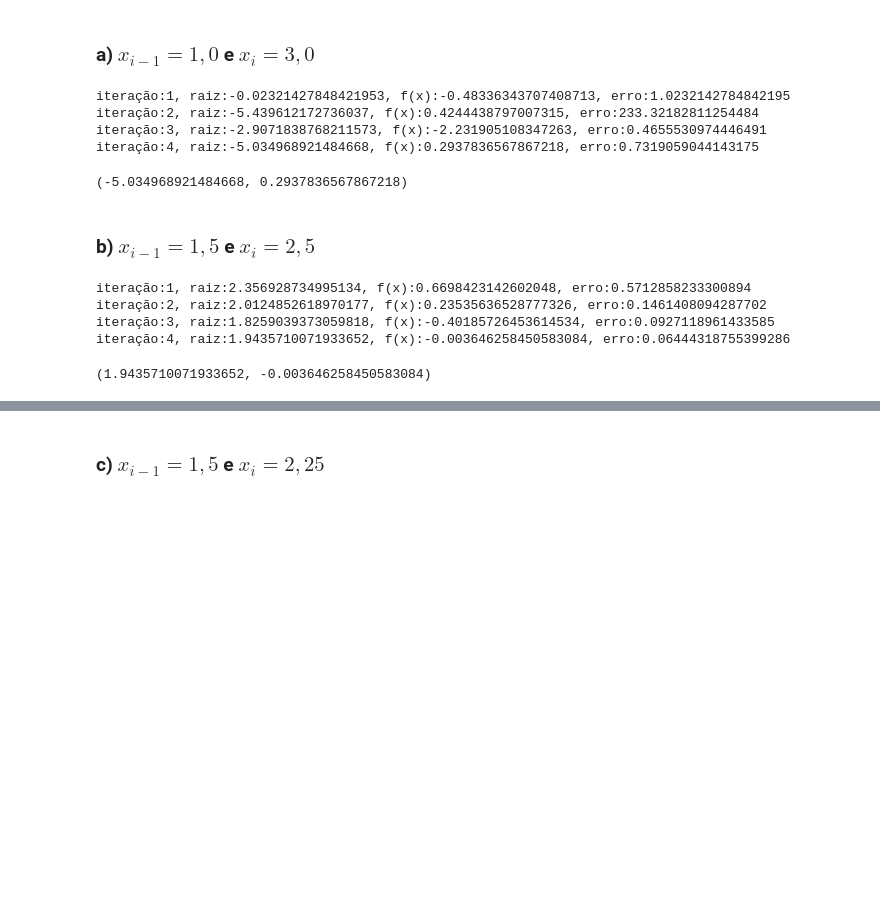
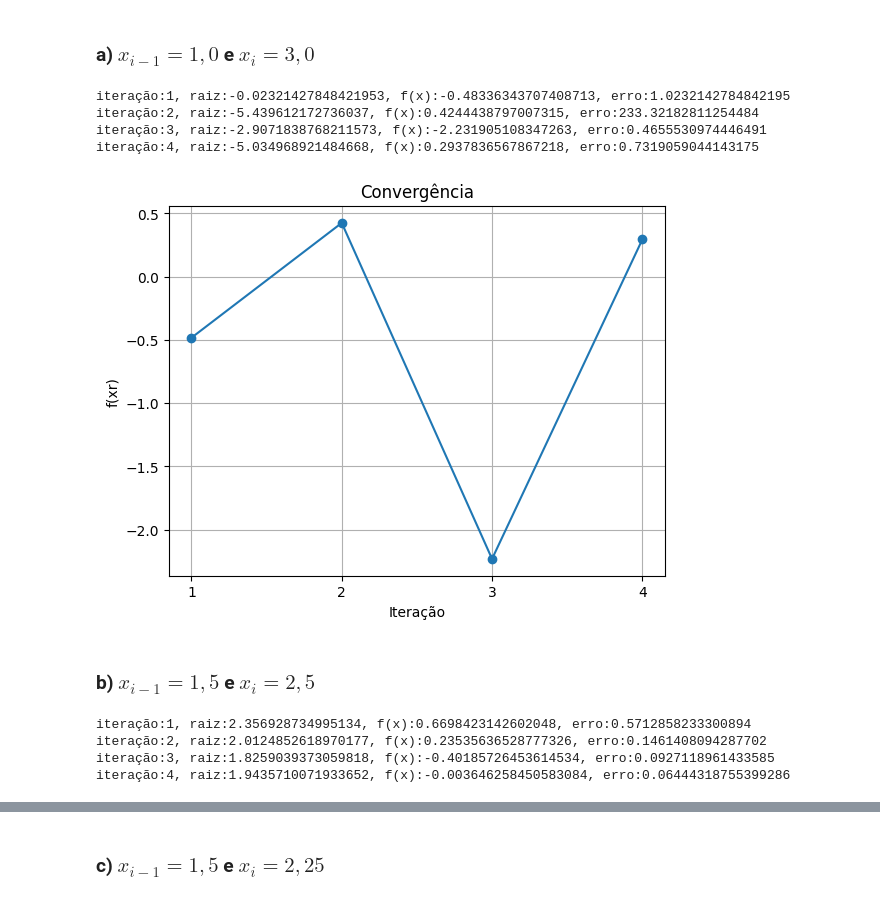
Before and after one commit to pedrofalcao10/UFC-Numerical_Methods, a Jupyter notebook: Listas/Lista_03.ipynb, the cells around one changed output, grey strips where cells are left out. Saved outputs shown, nothing was run; the diff lists cells and outputs as text; code cells hidden in the pictures; blank space fills up the shorter version.

```diff
--- a/Listas/Lista_03.ipynb
+++ b/Listas/Lista_03.ipynb
@@ -53,10 +56,13 @@ Método das Secantes
 # %%
 def secants(f, x0, x1, e=1e-10, maxiter=100):
     i = 1
+    results = []
 
     while i <= maxiter:
         xr = x0 - f(x0) / ((f(x0) - f(x1)) / (x0 - x1))
         erro_perc = abs(xr - x0) / abs(x0)
+
+        results.append((xr, f(xr)))
 
         print(f'iteração:{i}, raiz:{xr}, f(x):{f(xr)}, erro:{erro_perc}')
 
@@ -66,7 +72,7 @@ def secants(f, x0, x1, e=1e-10, maxiter=100):
         x1, x0 = x0, xr
         i += 1
 
-    return xr, f(xr)
+    return results
 # %%
 def secants_sig(f, x0, x1, alg_sig, e=1e-10, maxiter=100):
     i = 1
@@ -332,20 +371,33 @@ plt.show()
 # %% [markdown]
 ### a) $x_{i - 1} = 1,0$ e $x_{i} = 3,0$
 # %%
-secants(f5, 1, 3, maxiter=4)
+results_5a = secants(f5, 1, 3, maxiter=4)
 # %% [output]
 iteração:1, raiz:-0.02321427848421953, f(x):-0.48336343707408713, erro:1.0232142784842195
 iteração:2, raiz:-5.439612172736037, f(x):0.4244438797007315, erro:233.32182811254484
 iteração:3, raiz:-2.9071838768211573, f(x):-2.231905108347263, erro:0.4655530974446491
 iteração:4, raiz:-5.034968921484668, f(x):0.2937836567867218, erro:0.7319059044143175
-(-5.034968921484668, 0.2937836567867218)
+# %%
+xr = [result[0] for result in results_5a]
+fxr = [result[1] for result in results_5a]
+
+plt.grid()
+plt.plot(range(1, len(xr) + 1), fxr, marker='o')
+
+plt.xlabel('Iteração')
+plt.xticks(range(1, len(xr) + 1))
+plt.ylabel('f(xr)')
+plt.title('Convergência')
+
+plt.show()
+# %% [output]
+[figure, added]
 # %% [markdown]
 ### b) $x_{i - 1} = 1,5$ e $x_{i} = 2,5$
 # %%
-secants(f5, 1.5, 2.5, maxiter=4)
+results_5b = secants(f5, 1.5, 2.5, maxiter=4)
 # %% [output]
 iteração:1, raiz:2.356928734995134, f(x):0.6698423142602048, erro:0.5712858233300894
 iteração:2, raiz:2.0124852618970177, f(x):0.23535636528777326, erro:0.1461408094287702
 iteração:3, raiz:1.8259039373059818, f(x):-0.40185726453614534, erro:0.0927118961433585
 iteração:4, raiz:1.9435710071933652, f(x):-0.003646258450583084, erro:0.06444318755399286
-(1.9435710071933652, -0.003646258450583084)
```
Also changed, not shown: parts of 18 cells of this notebook, 13 other files.
